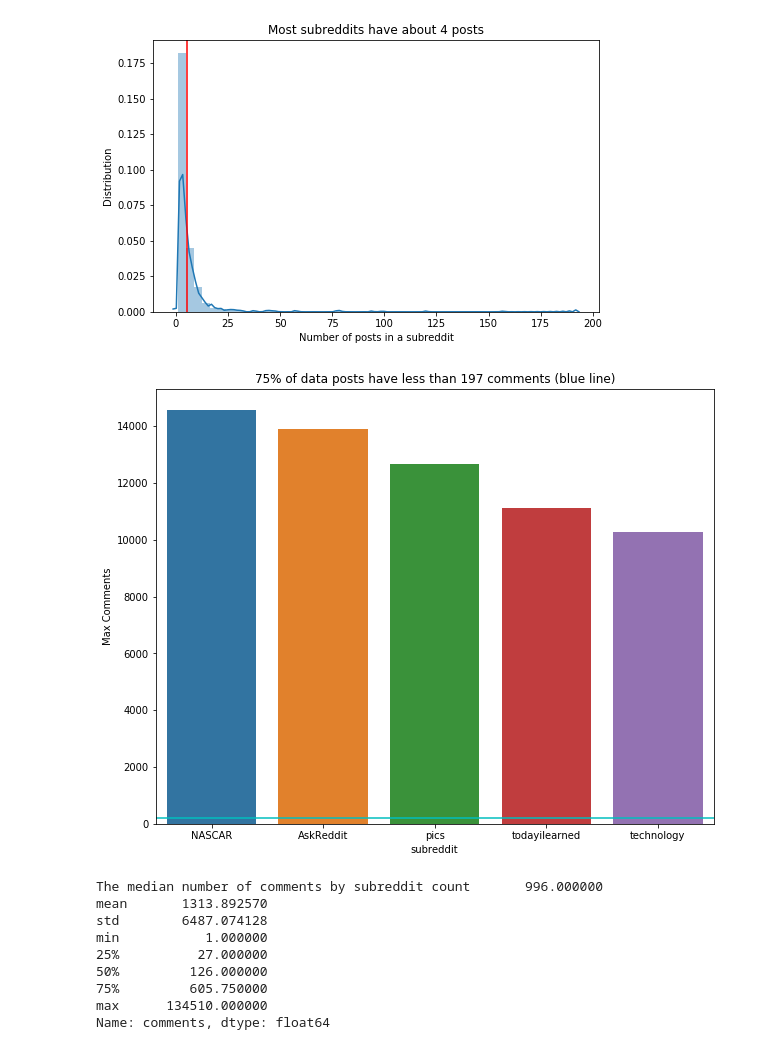
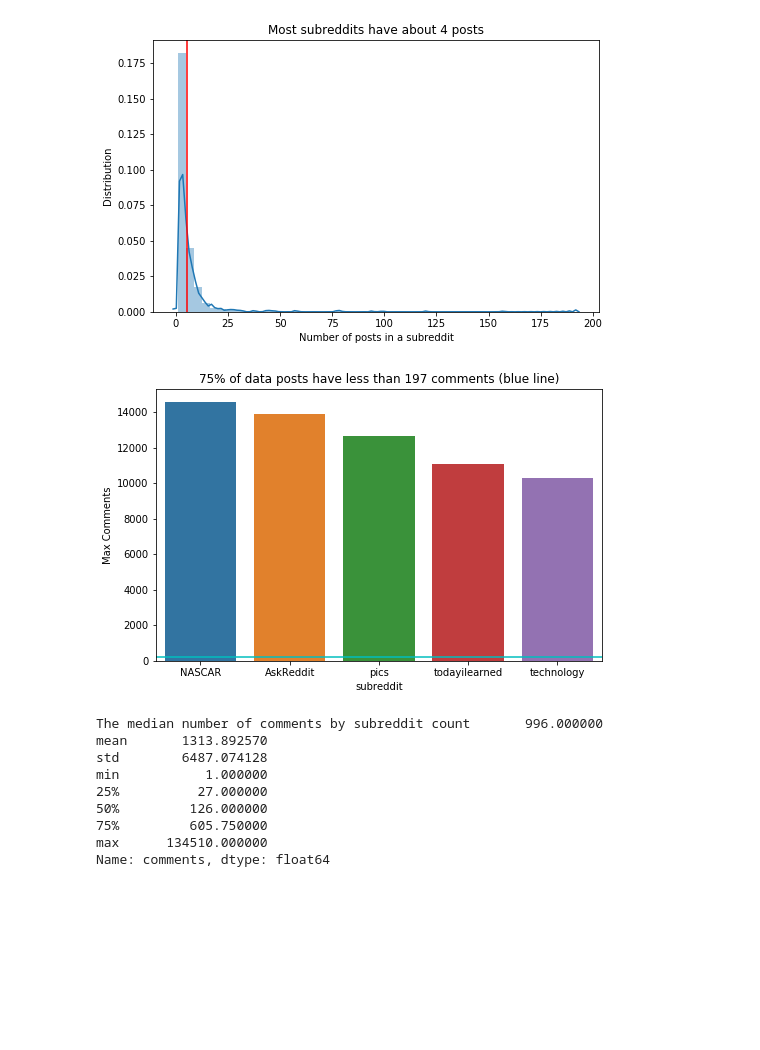
Before and after one commit to austinlasseter/classify_reddit_posts, a Jupyter notebook: 03 Exploratory Analysis.ipynb, the cells around one changed output. Cells and saved outputs as stored; diff of their text form; code cells hidden in the pictures; blank space fills up the shorter version.

```diff
--- a/03 Exploratory Analysis.ipynb
+++ b/03 Exploratory Analysis.ipynb
@@ -152,14 +152,14 @@ ax.set(ylabel='Distribution', xlabel='Number of posts in a subreddit', title='Mo
 # %%
 # Let's take a visual view of those top five subreddits, by max number of comments in each.
 bars=pd.DataFrame(data.groupby('subreddit')['comments'].max().sort_values(ascending=False).head(5))
 bars.reset_index(inplace=True)
-fig = plt.figure(figsize=(10,8))
+fig = plt.figure(figsize=(8,5))
 ax=sns.barplot(x=bars['subreddit'], y=bars['comments'])
 ax.set(ylabel='Max Comments', xlabel='subreddit', title='75% of data posts have less than 197 comments (blue line)')
 plt.axhline(y=197, color='c');
 plt.show;
 # %% [output]
-[figure, old version]
+[figure, new version]
 # %%
 # Which subreddits are most popular, in terms of total comments?
 print('The median number of comments by subreddit', data.groupby('subreddit')['comments'].sum().describe())
```
Also changed, not shown: parts of 7 cells of this notebook, 5 other files.
